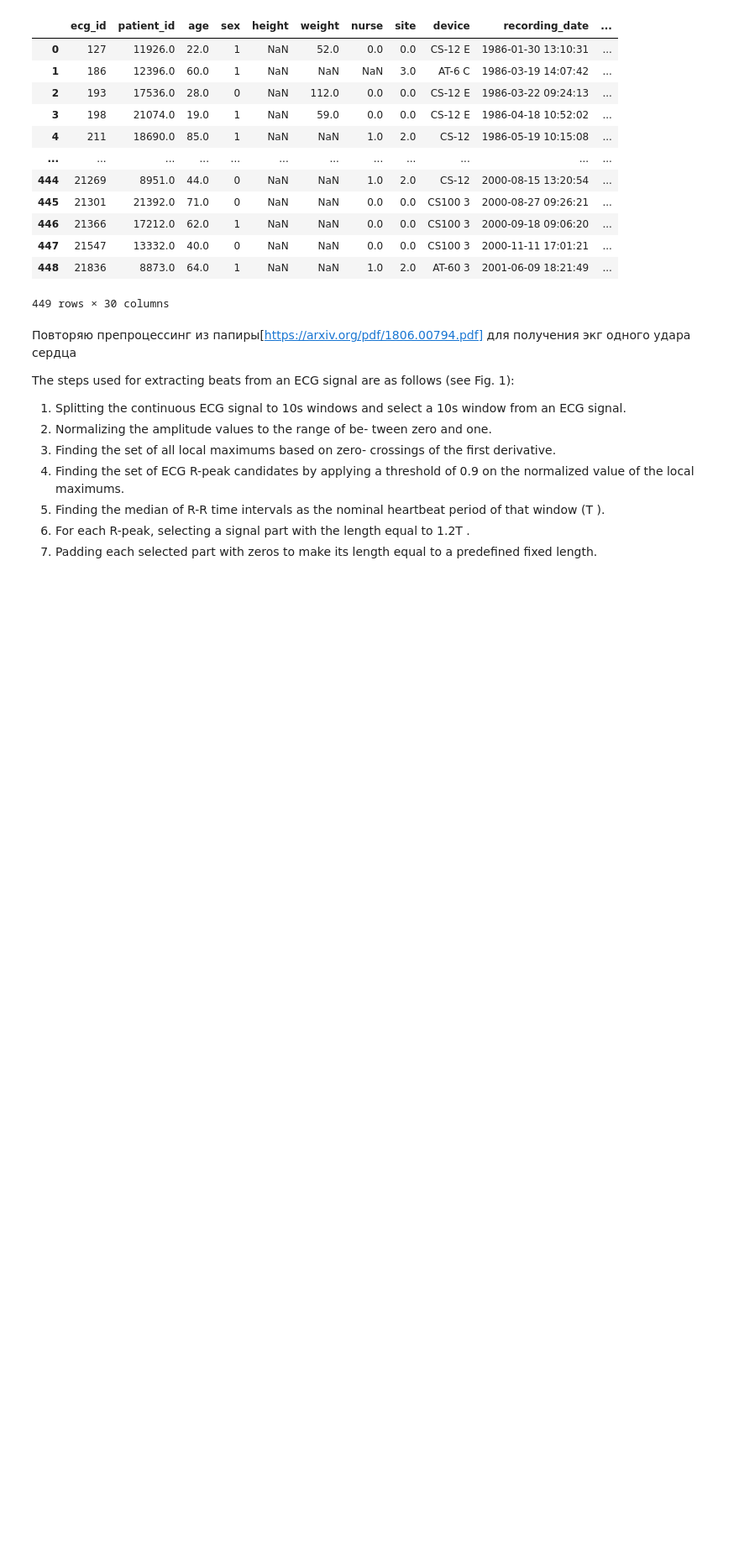
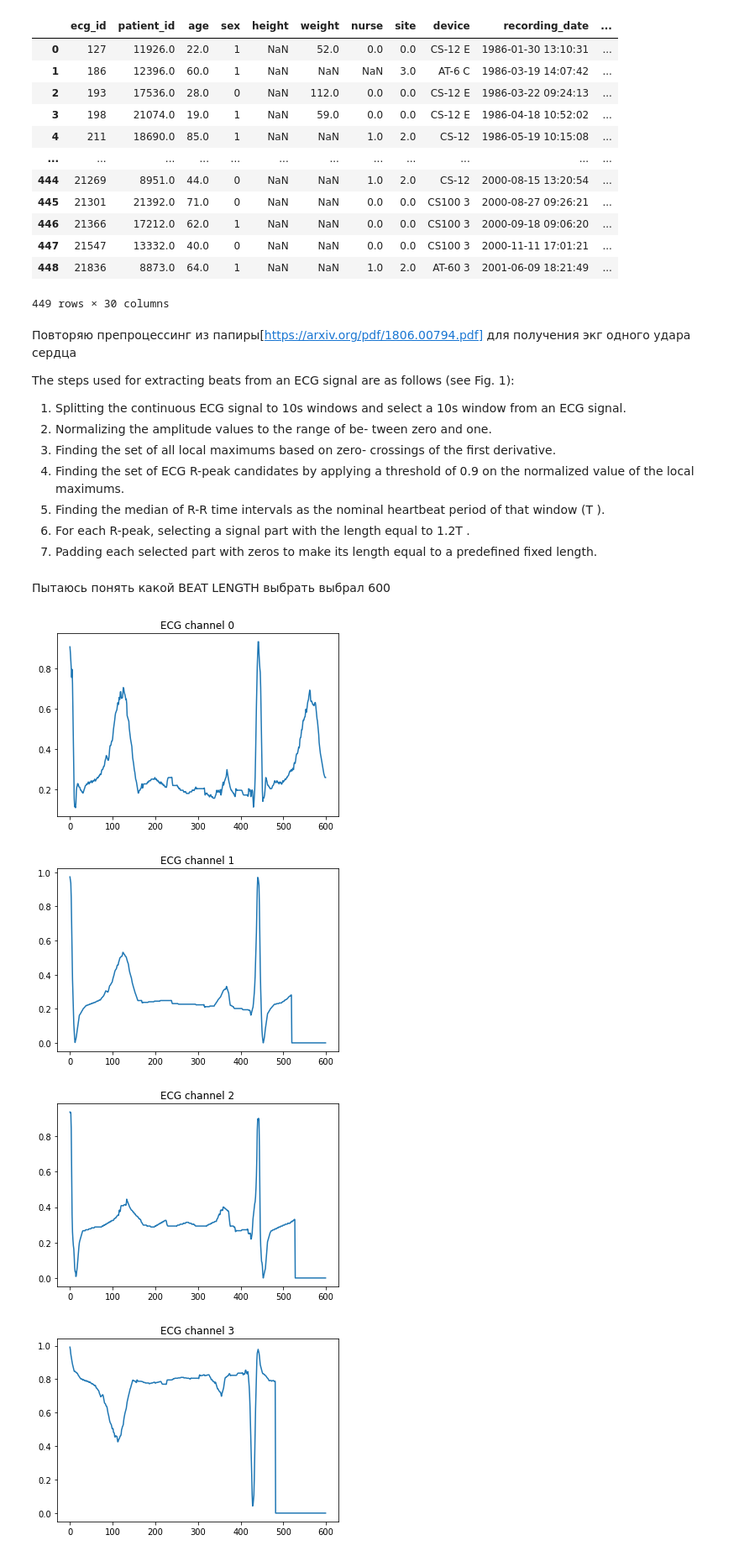
Before and after one commit to boldirev-as/AIIJC-medtech23, a Jupyter notebook: transforming.ipynb, the cells around one changed output. Shown: that part at 84% size. Saved outputs shown, nothing was run; the diff lists cells and outputs as text; code cells hidden in the pictures; blank space fills up the shorter version.

```diff
--- a/transforming.ipynb
+++ b/transforming.ipynb
@@ -9,3 +11,6 @@ import os
+# %%
+BEAT_LENGTH = 600
+ECG_CHANNEL = 1
 # %%
 
 gts = pd.read_csv("./train/train_gts.csv")
@@ -54,8 +59,9 @@ def load_record(record_name, is_train):
             data  = np.load(f, allow_pickle=True)
     return data
 
-def print_beat(x, y):
+def print_beat(x, y, ecg_channel):
     fig, ax = plt.subplots()  # Create a figure containing a single axes.
+    ax.set_title(f"ECG channel {ecg_channel}")
     ax.plot(x, y)  # Plot some data on the axes.
 # %% [markdown]
 Повторяю препроцессинг  из папиры[https://arxiv.org/pdf/1806.00794.pdf] для получения экг одного удара сердца
@@ -136,13 +142,30 @@ def extract_beat(record, to_print=False, ecg_channel=-1, BEAT_LENGTH=750, T_MULT
             beat = np.hstack((beat, padding_zeros))
 
         beats.append(beat)
-        if to_print:
-            print_beat([x for x in range(BEAT_LENGTH)], beat)
 
     if(len(beats)==0):
         raise ValueError
 
     # choose the center beat
-    result_beat = beats[len(beats)//2] if(len(beats)>1) else beats[0]
+    beats.sort(key = lambda x: len(x))
+    #result_beat = beats[len(beats)//2] if(len(beats)>1) else beats[0]
+    result_beat = beats[1] if(len(beats)>1) else beats[0]
+
+
+    if to_print:
+        print_beat([x for x in range(BEAT_LENGTH)], result_beat, ecg_channel)
 
     return np.array(result_beat)
+# %% [markdown]
+Пытаюсь понять какой BEAT LENGTH выбрать
+выбрал 600
+# %%
+test_record_name = "00061_hr"
+ecg = load_record(record_name=test_record_name, is_train=True)
+for lead in range(12):
+    beat = extract_beat(ecg, to_print=True, ecg_channel=lead, BEAT_LENGTH=BEAT_LENGTH)
+# %% [output]
+[figure, added]
+[figure, added]
+[figure, added]
+[figure, added]
```
Also changed, not shown: parts of 10 cells of this notebook, 3 other files.
